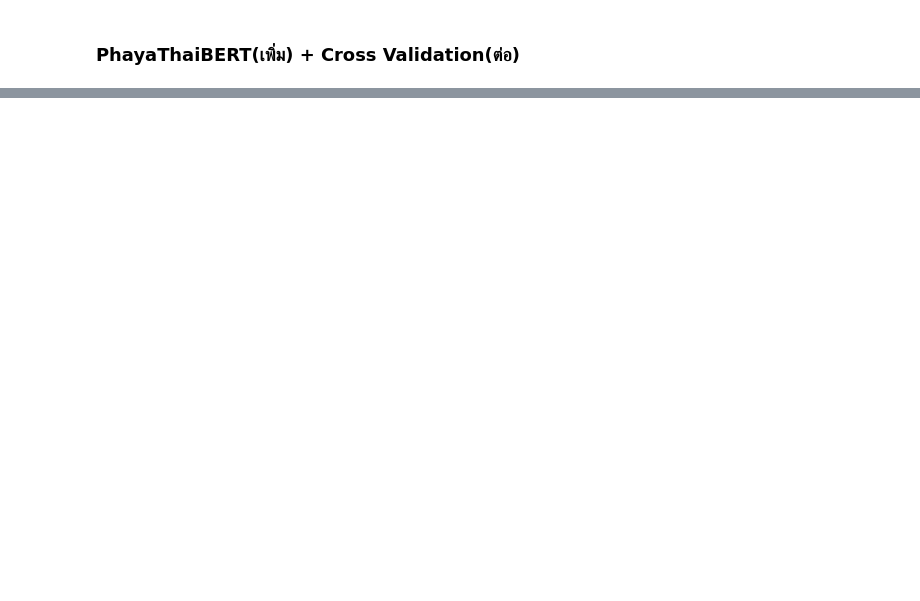
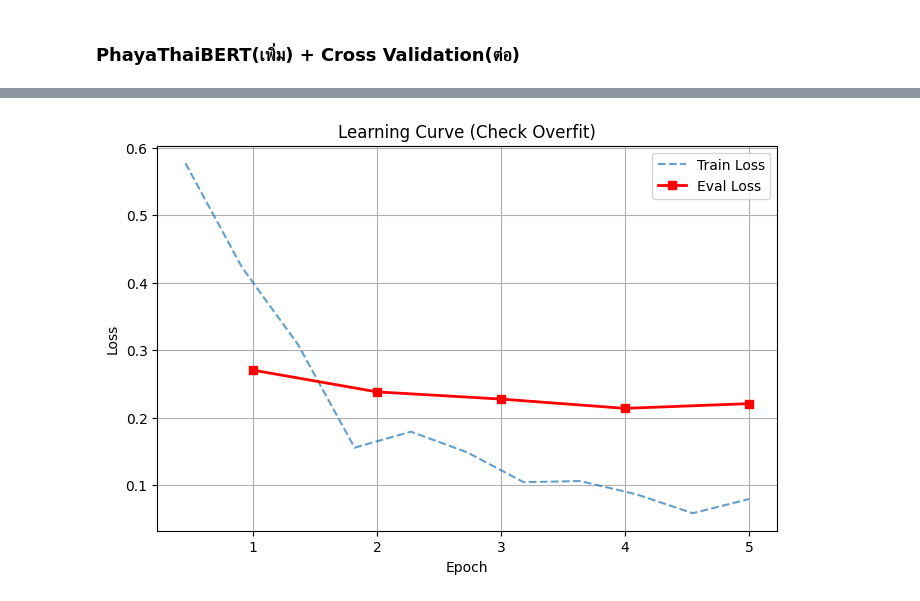
Before and after one commit to KJ-12-GH/AI-Scammer-Detection, a Jupyter notebook: model/phayathaibert.ipynb, the cells around one changed output, grey strips where cells are left out. Cells and saved outputs as stored; diff of their text form; code cells hidden in the pictures; blank space fills up the shorter version.

```diff
--- a/model/phayathaibert.ipynb
+++ b/model/phayathaibert.ipynb
@@ -52,6 +23,7 @@ model_name = "clicknext/phayathaibert"
 tokenizer = AutoTokenizer.from_pretrained(model_name)
 # %%
 full_ds = load_from_disk("../model")
+full_ds = full_ds.rename_column("Label", "labels")
 print(full_ds)
 # %% [output]
 DatasetDict({
@@ -65,7 +37,7 @@ DatasetDict({
     })
 })
 # %%
-labels = np.array(full_ds["train"]["Label"])
+labels = np.array(full_ds["train"]["labels"])
 skf = StratifiedKFold(n_splits=5, shuffle=True, random_state=42)
 fold_results = []
 
@@ -89,7 +61,7 @@ for fold, (train_idx, val_idx) in enumerate(skf.split(X=np.zeros(len(labels)), y
 
     training_args = TrainingArguments(
         output_dir=f"./phayathaibert_fold_{fold+1}",
-        num_train_epochs=3,
+        num_train_epochs=5,
         learning_rate=2e-5,
         per_device_train_batch_size=16,
         per_device_eval_batch_size=32,
@@ -100,25 +72,25 @@ for fold, (train_idx, val_idx) in enumerate(skf.split(X=np.zeros(len(labels)), y
         greater_is_better=True,
         logging_steps=10,
         seed=42,
-        report_to="none"
+        report_to="none",
+        remove_unused_columns=False
 
     )
 
 
     def compute_metrics(pred):
-    labels = pred.label_ids
-    preds = np.argmax(pred.predictions, axis=-1)
-    return {
+        labels = pred.label_ids
+        preds = np.argmax(pred.predictions, axis=-1)
+        return {
         "accuracy": accuracy_score(labels, preds),
             "f1": f1_score(labels, preds, average="binary")
-    }
+        }
 
     trainer = Trainer(
         model=model,
         args=training_args,
         train_dataset=train_fold,
         eval_dataset=val_fold,
-        tokenizer=tokenizer,
         data_collator=data_collator,
         compute_metrics=compute_metrics
     )
@@ -144,9 +116,6 @@ for fold, (train_idx, val_idx) in enumerate(skf.split(X=np.zeros(len(labels)), y
     "accuracy": acc
     })
 
-# Save
-    trainer.save_model()
-    print(f"Model saved to ./phayathaibert_fold_{fold+1}")
 
 # ล้าง memory
     del model, predictions, preds, true_labels
@@ -161,0 +206,20 @@ IndentationError: expected an indented block after function definition on line 4
+# %%
+import matplotlib.pyplot as plt
+
+df = pd.DataFrame(trainer.state.log_history)
+
+train = df[df['loss'].notna()]
+eval_ = df[df['eval_loss'].notna()]
+
+plt.figure(figsize=(8, 5))
+plt.plot(train['epoch'], train['loss'], label='Train Loss', alpha=0.7, linestyle='--')
+plt.plot(eval_['epoch'], eval_['eval_loss'], label='Eval Loss', marker='s', color='red', linewidth=2)
+
+plt.title('Learning Curve (Check Overfit)')
+plt.xlabel('Epoch')
+plt.ylabel('Loss')
+plt.legend()
+plt.grid(True)
+plt.show()
+# %% [output]
+[figure, added]
```
Also changed, not shown: parts of 4 cells of this notebook, 2 other files.
